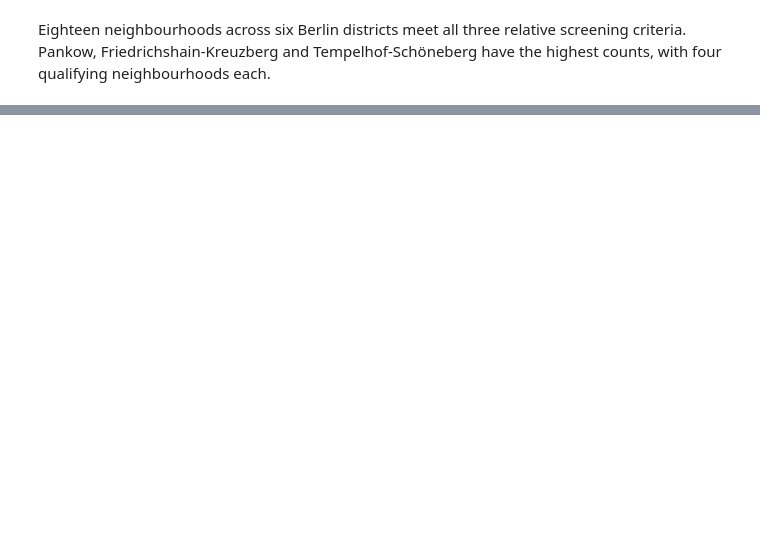
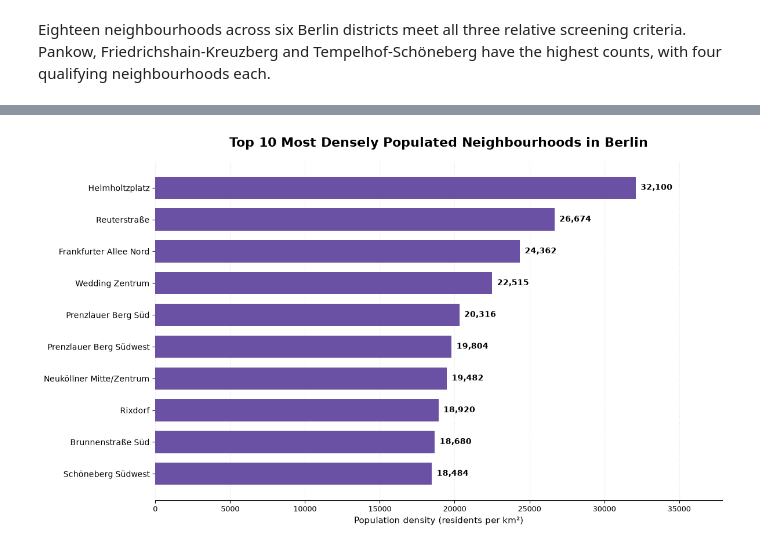
Before and after one commit to lodimarcello/Capstone_project_Lorenzo, a Jupyter notebook: final_analysis_urban.ipynb, the cells around one changed output, grey strips where cells are left out. Saved outputs shown, nothing was run; the diff lists cells and outputs as text; code cells hidden in the pictures; blank space fills up the shorter version.

```diff
--- a/final_analysis_urban.ipynb
+++ b/final_analysis_urban.ipynb
@@ -925,0 +1246,71 @@ Eighteen neighbourhoods across six Berlin districts meet all three relative scre
+# %%
+# Select the 10 neighbourhoods with the highest population density
+top_10_density = (
+    berlin_map[
+        ["bzr_name", "population_density_km2"]
+    ]
+    .dropna()
+    .nlargest(10, "population_density_km2")
+    .sort_values("population_density_km2", ascending=True)
+)
+
+# Create horizontal bar chart
+fig, ax = plt.subplots(figsize=(12, 7))
+
+bars = ax.barh(
+    top_10_density["bzr_name"],
+    top_10_density["population_density_km2"],
+    color="#6A51A3",
+    height=0.7
+)
+
+# Add population density values to the bars
+ax.bar_label(
+    bars,
+    labels=[
+        f"{value:,.0f}"
+        for value in top_10_density["population_density_km2"]
+    ],
+    padding=6,
+    fontsize=10,
+    fontweight="bold"
+)
+
+# Chart title and axis labels
+ax.set_title(
+    "Top 10 Most Densely Populated Neighbourhoods in Berlin",
+    fontsize=16,
+    fontweight="bold",
+    pad=18
+)
+
+ax.set_xlabel(
+    "Population density (residents per km²)",
+    fontsize=11
+)
+
+ax.set_ylabel("")
+
+# Improve readability
+ax.grid(
+    axis="x",
+    linestyle=":",
+    alpha=0.35
+)
+
+ax.set_axisbelow(True)
+ax.tick_params(axis="y", labelsize=10)
+ax.tick_params(axis="x", labelsize=9)
+
+# Add space for value labels
+ax.set_xlim(
+    0,
+    top_10_density["population_density_km2"].max() * 1.18
+)
+
+sns.despine(left=True, bottom=False)
+
+plt.tight_layout()
+plt.show()
+# %% [output]
+[figure, added]
```
Also changed, not shown: parts of 16 cells of this notebook, 13 other files.
